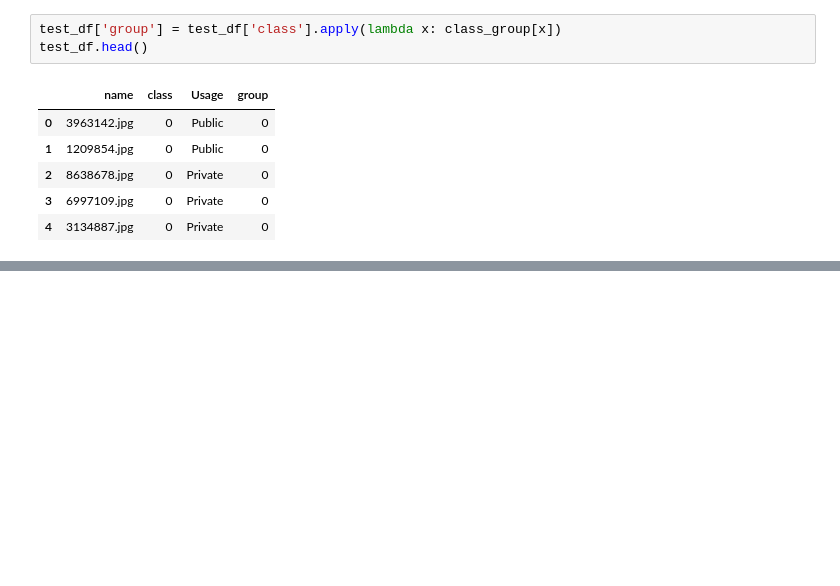
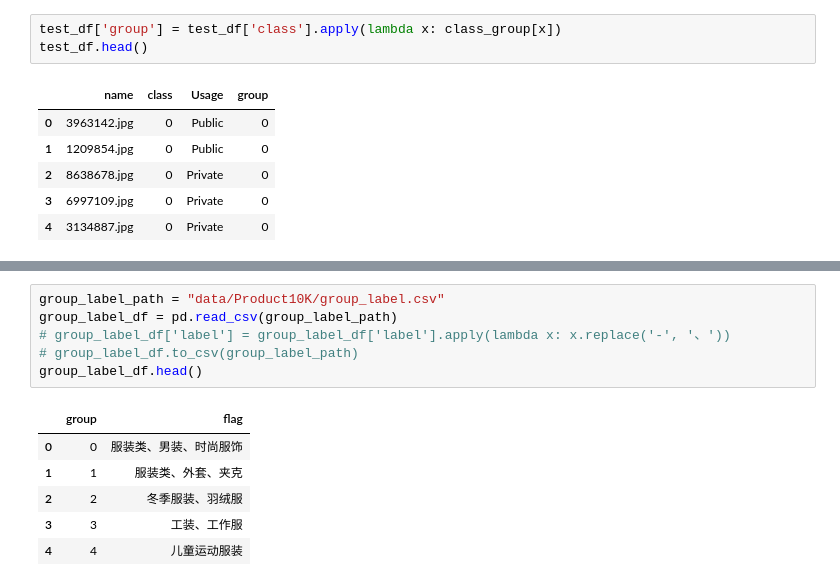
Before and after one commit to Chevolier/nova-image-tagging, a Jupyter notebook: prepare_data.ipynb, the cells around one changed output, grey strips where cells are left out. Cells and saved outputs as stored; diff of their text form; blank space fills up the shorter version.

```diff
--- a/prepare_data.ipynb
+++ b/prepare_data.ipynb
@@ -115,0 +64,13 @@ Showing 10 images from group 315
+# %%
+group_label_path = "data/Product10K/group_label.csv"
+group_label_df = pd.read_csv(group_label_path)
+# group_label_df['label'] = group_label_df['label'].apply(lambda x: x.replace('-', '、'))
+# group_label_df.to_csv(group_label_path)
+group_label_df.head()
+# %% [output]
+|  | group | flag |
+| 0 | 0 | 服装类、男装、时尚服饰 |
+| 1 | 1 | 服装类、外套、夹克 |
+| 2 | 2 | 冬季服装、羽绒服 |
+| 3 | 3 | 工装、工作服 |
+| 4 | 4 | 儿童运动服装 |
```
Also changed, not shown: parts of 27 cells of this notebook, 1 other file.
